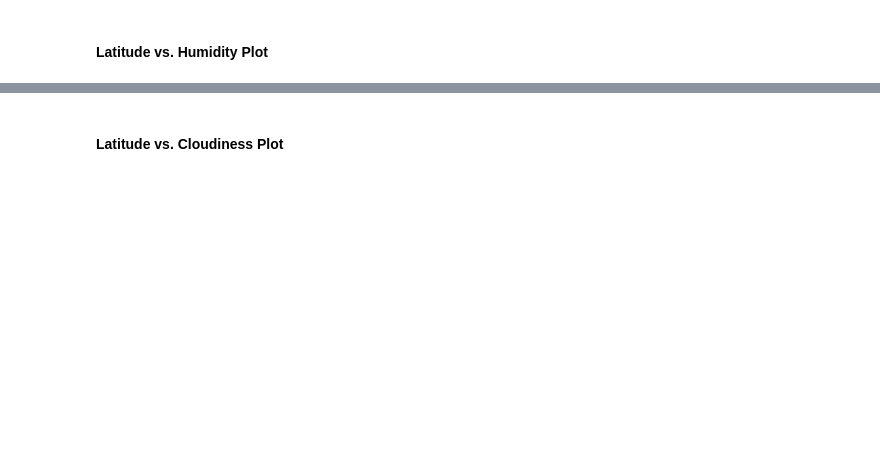
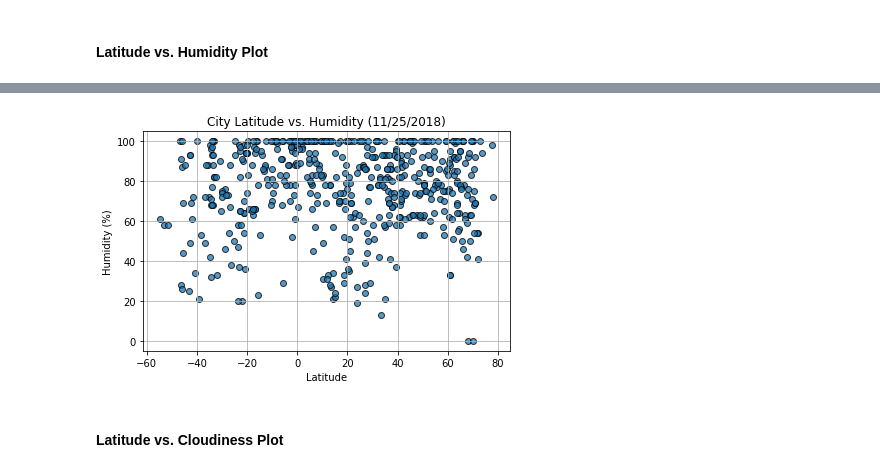
Before and after one commit to CorbinLeho/WeatherPy, a Jupyter notebook: WeatherPy.ipynb, the cells around one changed output, grey strips where cells are left out. Cells and saved outputs as stored; diff of their text form; code cells hidden in the pictures; blank space fills up the shorter version.

```diff
--- a/WeatherPy.ipynb
+++ b/WeatherPy.ipynb
@@ -120,2 +184,13 @@ dtype: int64
+# %%
+plt.scatter(weather_data["Latitude"], weather_data["Humidity (%)"], alpha=.75, edgecolors="k")
+plt.title(f"City Latitude vs. Humidity ({date})")
+plt.xlabel("Latitude")
+plt.ylabel("Humidity (%)")
+plt.grid(True)
+plt.tight_layout()
+plt.savefig("lat_vs_humidity.png")
+plt.show()
+# %% [output]
+[figure, added]
 # %% [markdown]
 #### Latitude vs. Cloudiness Plot
```
Also changed, not shown: parts of 21 cells of this notebook, 6 other files.
